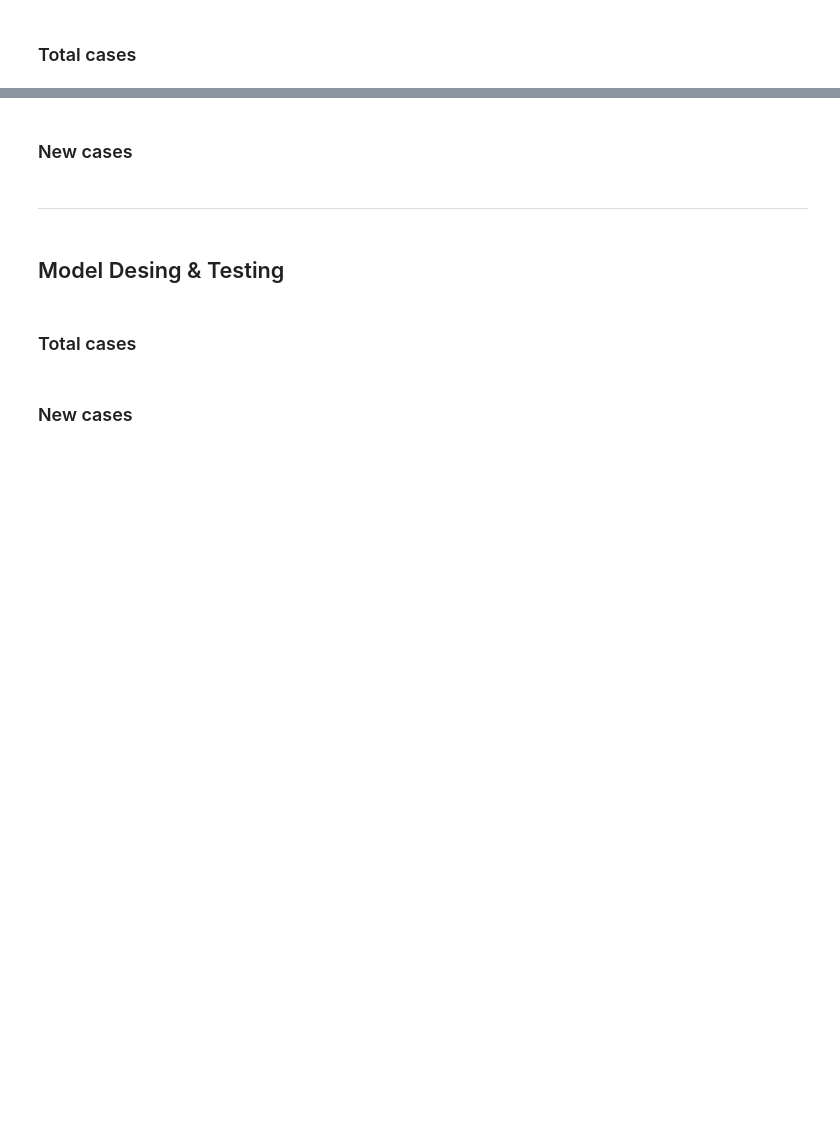
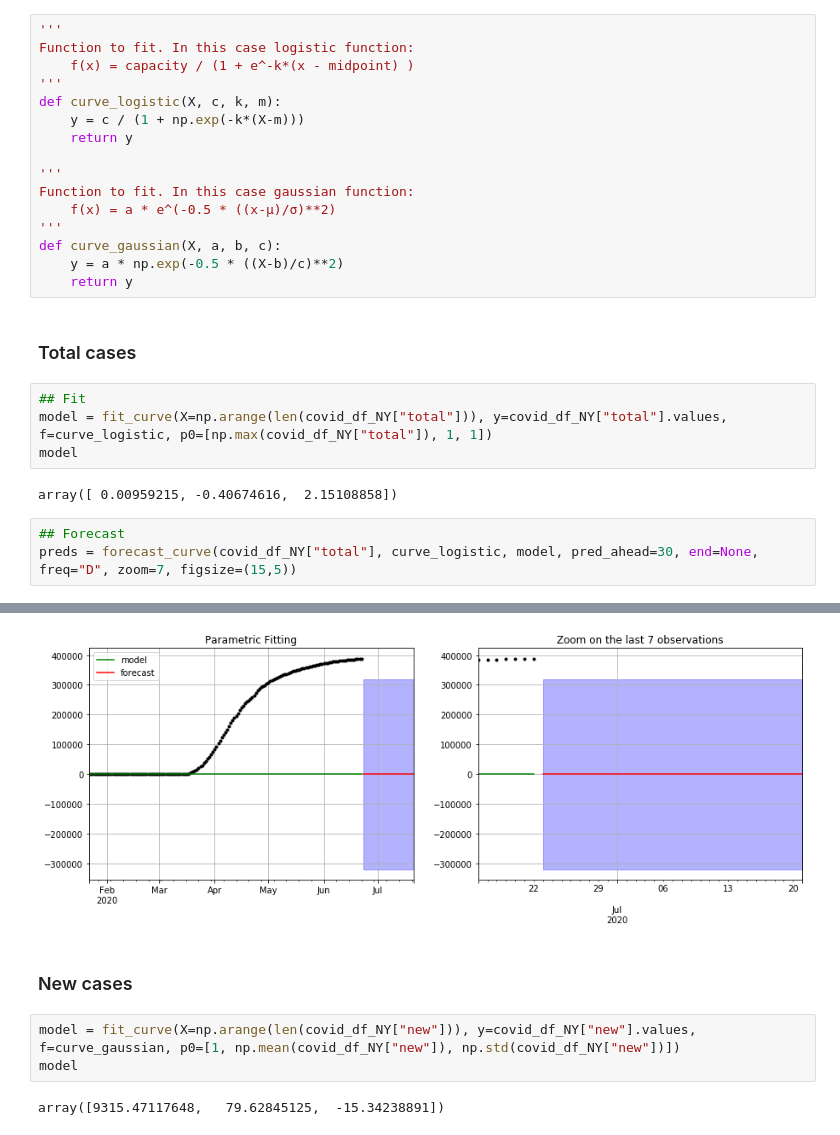
Before and after one commit to sahussain/Udacity-MLEN-CapstoneProject, a Jupyter notebook: Notebooks/TSFMs2 .ipynb, the cells around one changed output, grey strips where cells are left out. Cells and saved outputs as stored; diff of their text form; blank space fills up the shorter version.

```diff
--- a/Notebooks/TSFMs2 .ipynb
+++ b/Notebooks/TSFMs2 .ipynb
@@ -295,2 +295,28 @@ PlotRandomState(covid_df)
+# %%
+'''
+Function to fit. In this case logistic function:
+    f(x) = capacity / (1 + e^-k*(x - midpoint) )
+'''
+def curve_logistic(X, c, k, m):
+    y = c / (1 + np.exp(-k*(X-m)))
+    return y
+
+'''
+Function to fit. In this case gaussian function:
+    f(x) = a * e^(-0.5 * ((x-μ)/σ)**2)
+'''
+def curve_gaussian(X, a, b, c):
+    y = a * np.exp(-0.5 * ((X-b)/c)**2)
+    return y
 # %% [markdown]
 ### Total cases
+# %%
+## Fit
+model = fit_curve(X=np.arange(len(covid_df_NY["total"])), y=covid_df_NY["total"].values, f=curve_logistic, p0=[np.max(covid_df_NY["total"]), 1, 1])
+model
+# %% [output]
+array([ 0.00959215, -0.40674616,  2.15108858])
+# %%
+## Forecast
+preds = forecast_curve(covid_df_NY["total"], curve_logistic, model, pred_ahead=30, end=None, freq="D", zoom=7, figsize=(15,5))
+# %% [output]
@@ -297,10 +324,8 @@ PlotRandomState(covid_df)
+[figure, added]
 # %% [markdown]
 ### New cases
-# %% [markdown]
------
-# %% [markdown]
-## Model Desing & Testing
-# %% [markdown]
-### Total cases
-# %% [markdown]
-### New cases
+# %%
+model = fit_curve(X=np.arange(len(covid_df_NY["new"])), y=covid_df_NY["new"].values, f=curve_gaussian, p0=[1, np.mean(covid_df_NY["new"]), np.std(covid_df_NY["new"])])
+model
+# %% [output]
+array([9315.47117648,   79.62845125,  -15.34238891])
```
Also changed, not shown: parts of 8 cells of this notebook.
